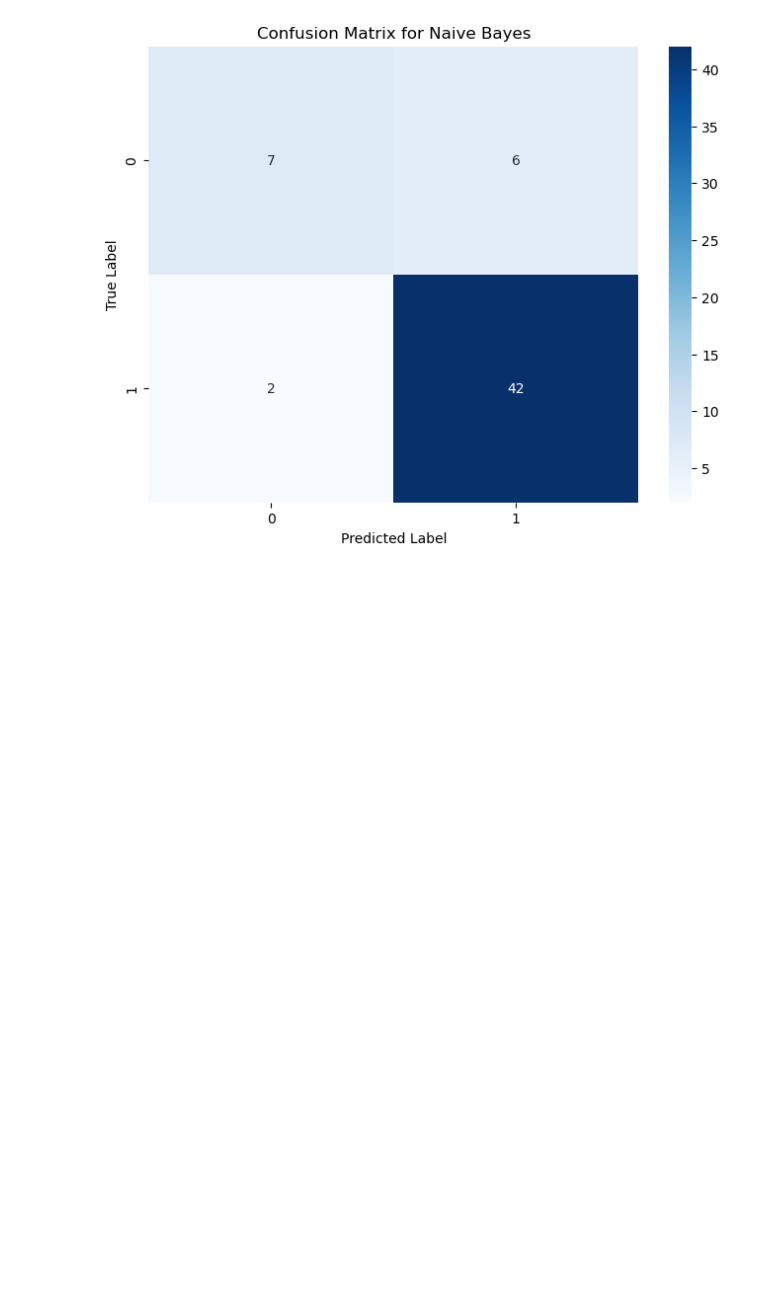
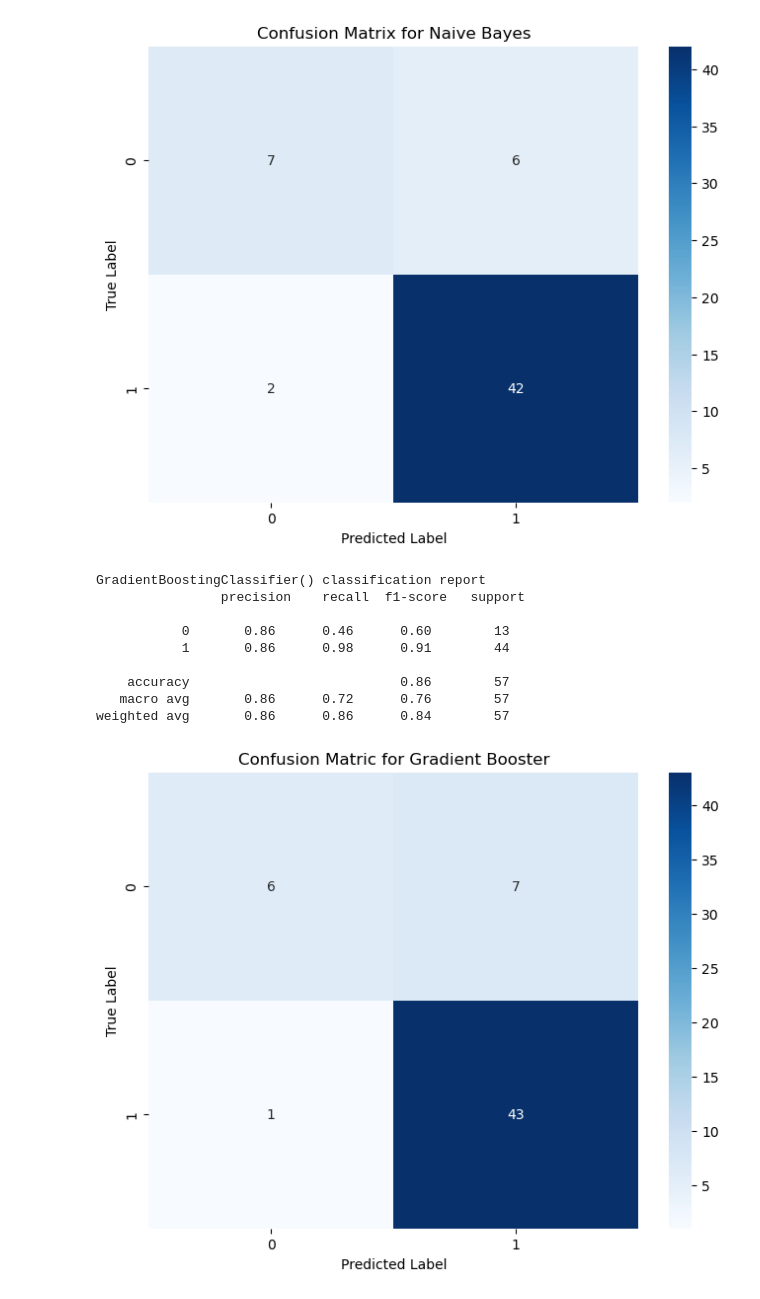
Before and after one commit to MaukanMir/Online-Food-Classifier, a Jupyter notebook: new.ipynb, the cells around one changed output. Cells and saved outputs as stored; diff of their text form; code cells hidden in the pictures; blank space fills up the shorter version.

```diff
--- a/new.ipynb
+++ b/new.ipynb
@@ -388,3 +387,28 @@ GaussianNB() Classification Report:
    macro avg       0.83      0.75      0.77        57
 weighted avg       0.85      0.86      0.85        57
 [figure]
+# %%
+GBD = GradientBoostingClassifier()
+GBD.fit(X_train_scaled, y_train_encoded)
+predictions = GBD.predict(X_test_scaled)
+accuracy = accuracy_score(predictions, y_test_encoded)
+print(f"{GBD} classification report\n  {classification_report(y_test_encoded, predictions)}")
+
+cm = confusion_matrix(y_test_encoded, predictions)
+plt.figure(figsize=(8, 6))
+sns.heatmap(data=cm, annot=True, fmt='g', cmap="Blues")
+plt.title("Confusion Matric for Gradient Booster")
+plt.xlabel("Predicted Label")
+plt.ylabel("True Label")
+plt.show()
+# %% [output]
+GradientBoostingClassifier() classification report
+                precision    recall  f1-score   support
+
+           0       0.86      0.46      0.60        13
+           1       0.86      0.98      0.91        44
+
+    accuracy                           0.86        57
+   macro avg       0.86      0.72      0.76        57
+weighted avg       0.86      0.86      0.84        57
+[figure, added]
```
Also changed, not shown: parts of 1 cell of this notebook.
